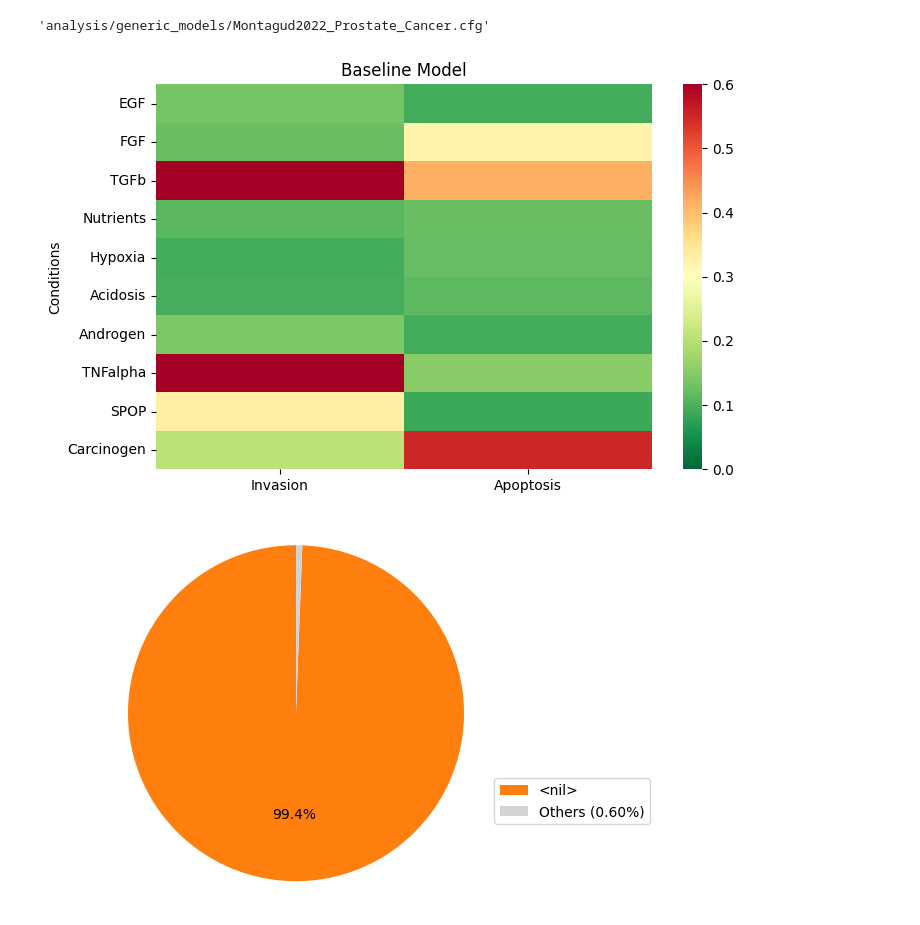
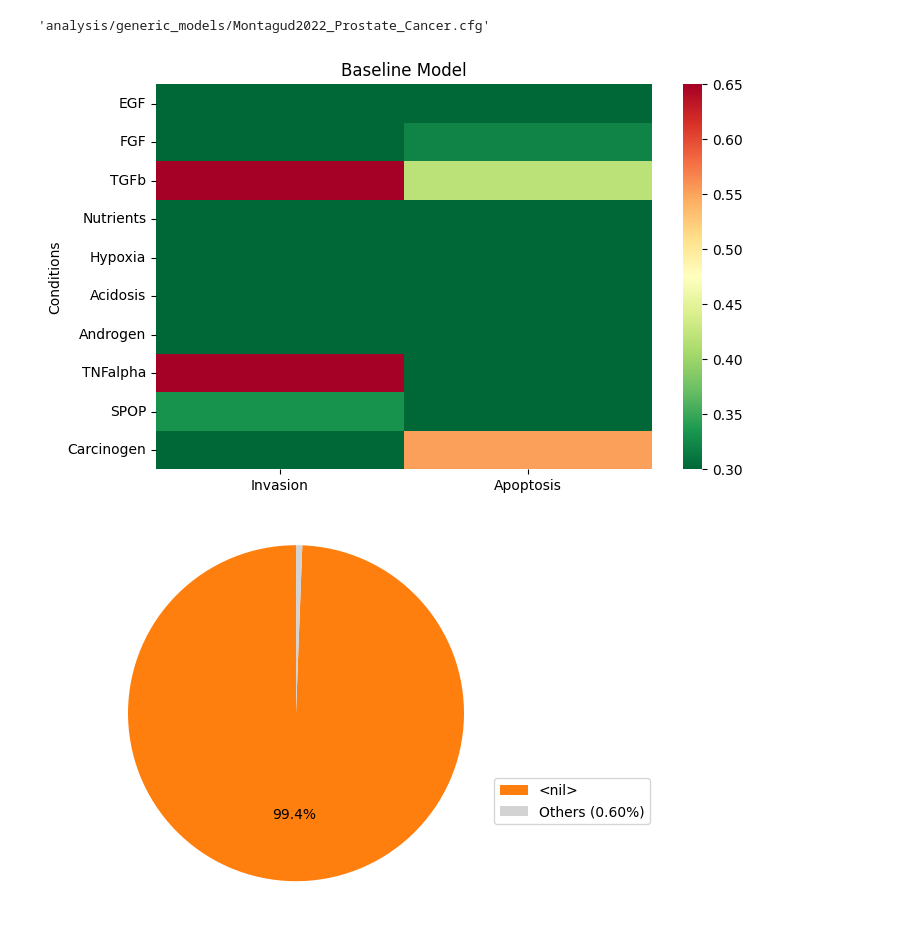
Before and after one commit to romane-gauthierj/Attractor-Resistance, a Jupyter notebook: pipeline_generic.ipynb, the cells around one changed output. Drawn from its saved outputs; the diff is of its cells as text; code cells hidden in the pictures.

```diff
--- a/pipeline_generic.ipynb
+++ b/pipeline_generic.ipynb
@@ -50,18 +50,18 @@ results_phenotypes = compute_phenotype_table_generic(folder_model,inputs_list,ph
 # %%
 
 
 plt.figure(figsize=(8, 5))
 results_phenotypes_numeric = results_phenotypes.apply(pd.to_numeric, errors='coerce')
-sns.heatmap(results_phenotypes_numeric, annot=False, cmap="RdYlGn_r", vmin=0, vmax=0.6)
+sns.heatmap(results_phenotypes_numeric, annot=False, cmap="RdYlGn_r", vmin=0.3, vmax=0.65)
 plt.title("Baseline Model")
 plt.ylabel("Conditions")
 
 # Save as high-resolution PDF
 plt.savefig("analysis/generic_models/results/heatmap_phenotypes.png", dpi=400, bbox_inches='tight')
 
 plt.show()
 # %% [output]
-[figure, old version]
+[figure, new version]
 # %%
 model_generic_zero = maboss.load(bnd_template_path,cfg_template_path)
 # generic_model = model_generic.run()
```
Also changed, not shown: 10 other files.
